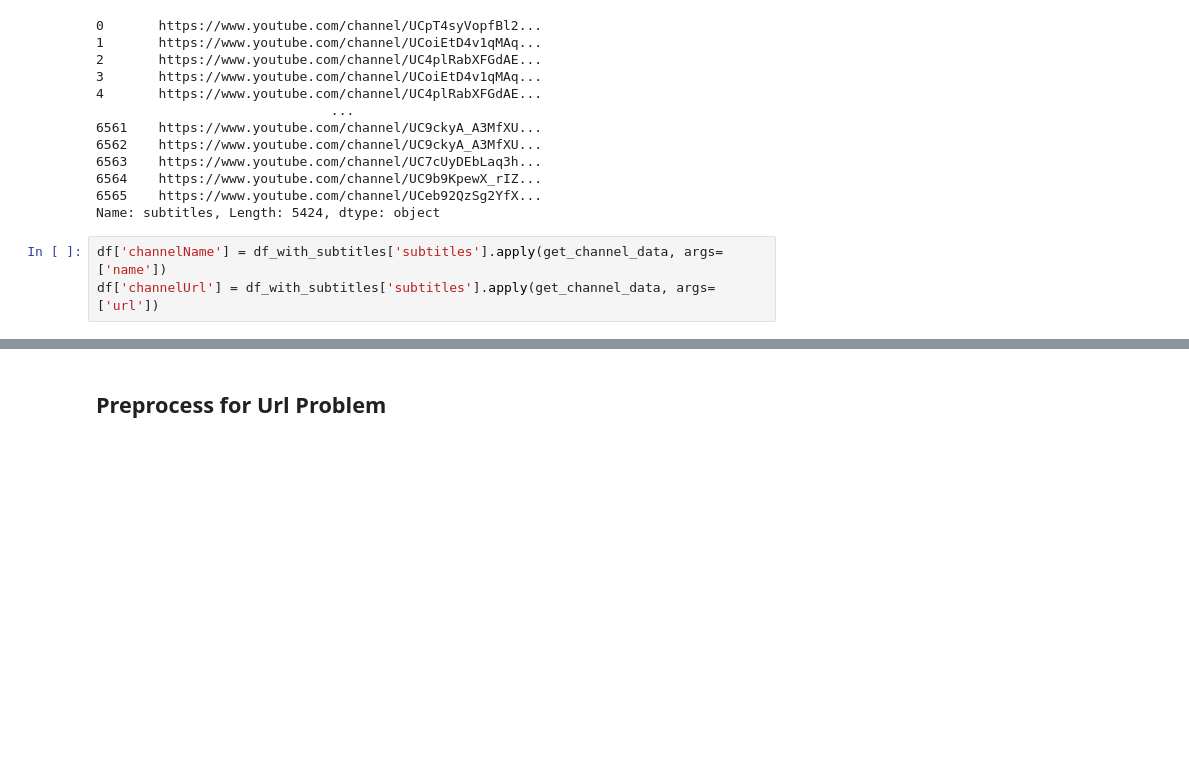
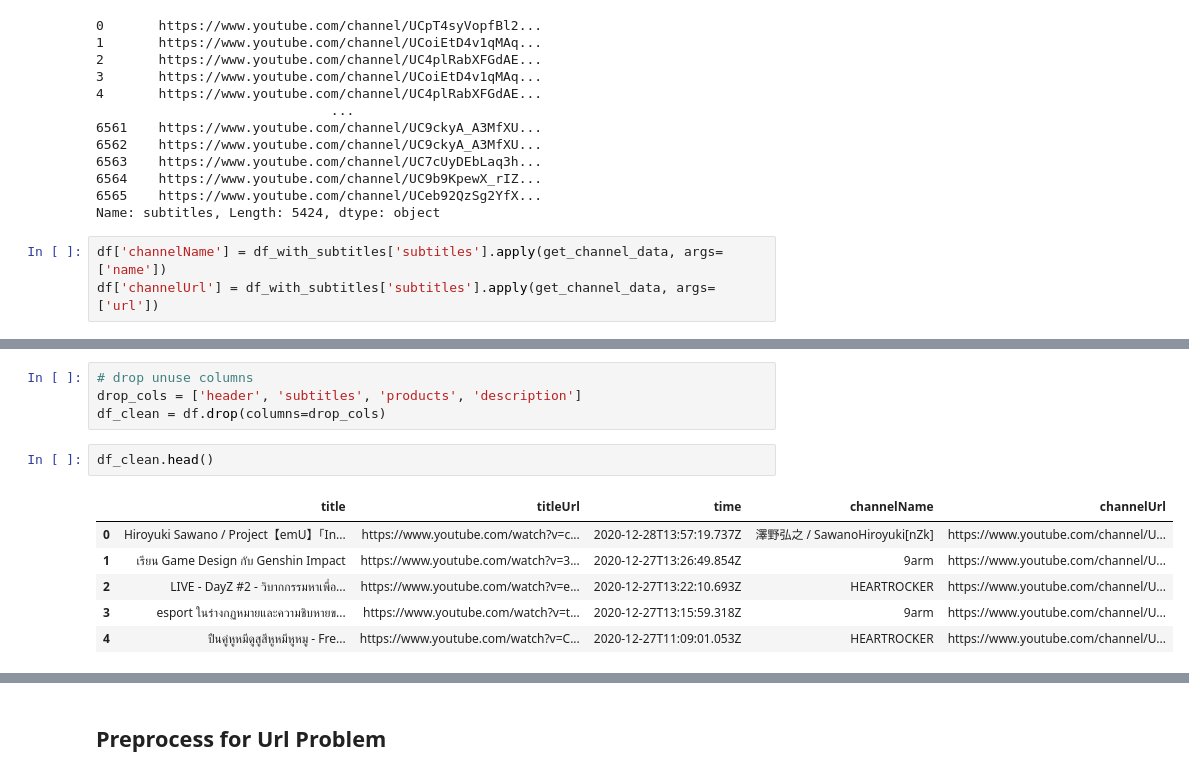
Before and after one commit to chuan-khuna/youtube-analysis, a Jupyter notebook: 00_explore_watch_history.ipynb, the cells around one changed output, grey strips where cells are left out. Drawn from its saved outputs; the diff is of its cells as text; blank space fills up the shorter version.

```diff
--- a/00_explore_watch_history.ipynb
+++ b/00_explore_watch_history.ipynb
@@ -222,0 +285,13 @@ df
+# %%
+# drop unuse columns
+drop_cols = ['header', 'subtitles', 'products', 'description']
+df_clean = df.drop(columns=drop_cols)
+# %%
+df_clean.head()
+# %% [output]
+|  | title | titleUrl | time | channelName | channelUrl |
+| 0 | Hiroyuki Sawano / Project【emU】「In... | https://www.youtube.com/watch?v=c... | 2020-12-28T13:57:19.737Z | 澤野弘之 / SawanoHiroyuki[nZk] | https://www.youtube.com/channel/U... |
+| 1 | เรียน Game Design กับ Genshin Impact | https://www.youtube.com/watch?v=3... | 2020-12-27T13:26:49.854Z | 9arm | https://www.youtube.com/channel/U... |
+| 2 | LIVE - DayZ #2 - วิบากกรรมหาเพื่อ... | https://www.youtube.com/watch?v=e... | 2020-12-27T13:22:10.693Z | HEARTROCKER | https://www.youtube.com/channel/U... |
+| 3 | esport ในร่างกฏหมายและความชิบหายข... | https://www.youtube.com/watch?v=t... | 2020-12-27T13:15:59.318Z | 9arm | https://www.youtube.com/channel/U... |
+| 4 | ปืนคู่หูหมีดูสูสีหูหมีหูหมู - Fre... | https://www.youtube.com/watch?v=C... | 2020-12-27T11:09:01.053Z | HEARTROCKER | https://www.youtube.com/channel/U... |
```
Also changed, not shown: parts of 26 cells of this notebook, 4 other files.
